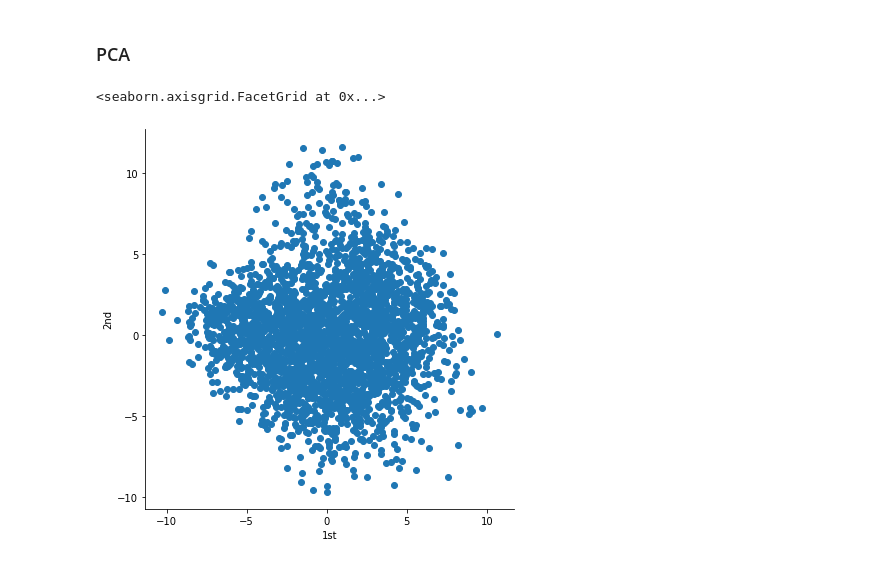
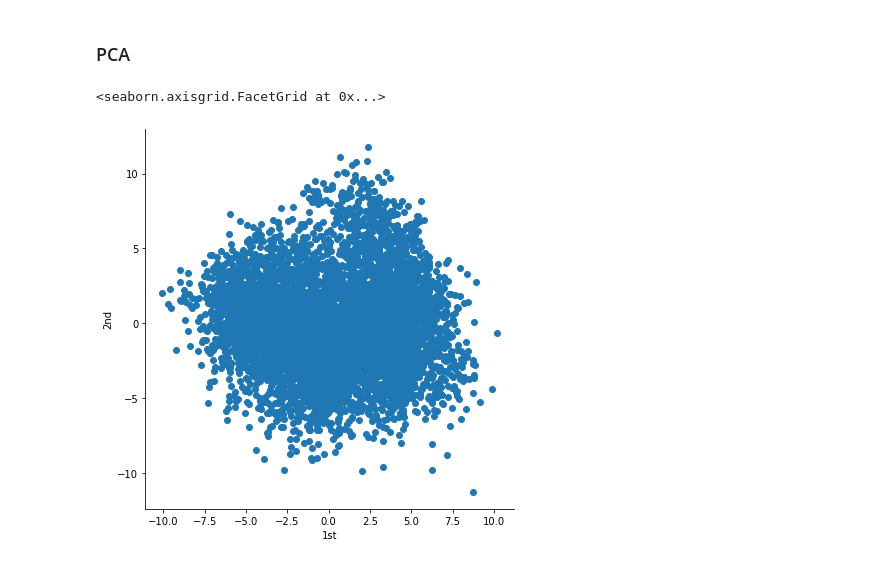
Before and after one commit to AdamKlejda/PED_YT, a Jupyter notebook: Etap2LiLatee_US.ipynb, the cells around one changed output. Cells and saved outputs as stored; diff of their text form; code cells hidden in the pictures.

```diff
--- a/Etap2LiLatee_US.ipynb
+++ b/Etap2LiLatee_US.ipynb
@@ -552,15 +540,15 @@ Wall time: 19min 18s
 # %%
 from sklearn import decomposition
 
-df = pd.read_csv(f"./our_data/Etap2/etap2_{region}_ResNet.csv")
+df = pd.read_csv(f"./our_data/Etap2/{region}-07_ResNet.csv")
 list_of_vecs = df.loc[df.features_vec_resnet18.notnull(), "features_vec_resnet18"].values
 list_of_vecs = list(map(json.loads, list_of_vecs))
 
 pca = decomposition.PCA()
 pca.n_components = 2
 pca_data = pca.fit_transform(list_of_vecs)
 pca_df = pd.DataFrame(pca_data, columns=["1st", "2nd"])
 sns.FacetGrid(pca_df, size=6).map(plt.scatter, "1st", "2nd")
 # %% [output]
 <seaborn.axisgrid.FacetGrid at 0x...>
-[figure, old version]
+[figure, new version]
```
Also changed, not shown: parts of 3 cells of this notebook, 3 other files.
